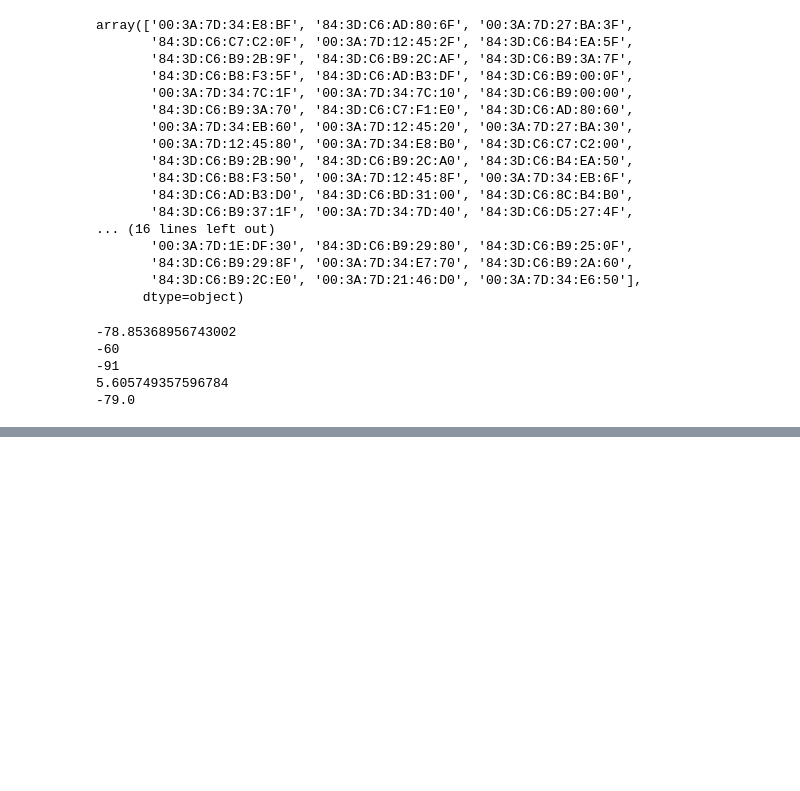
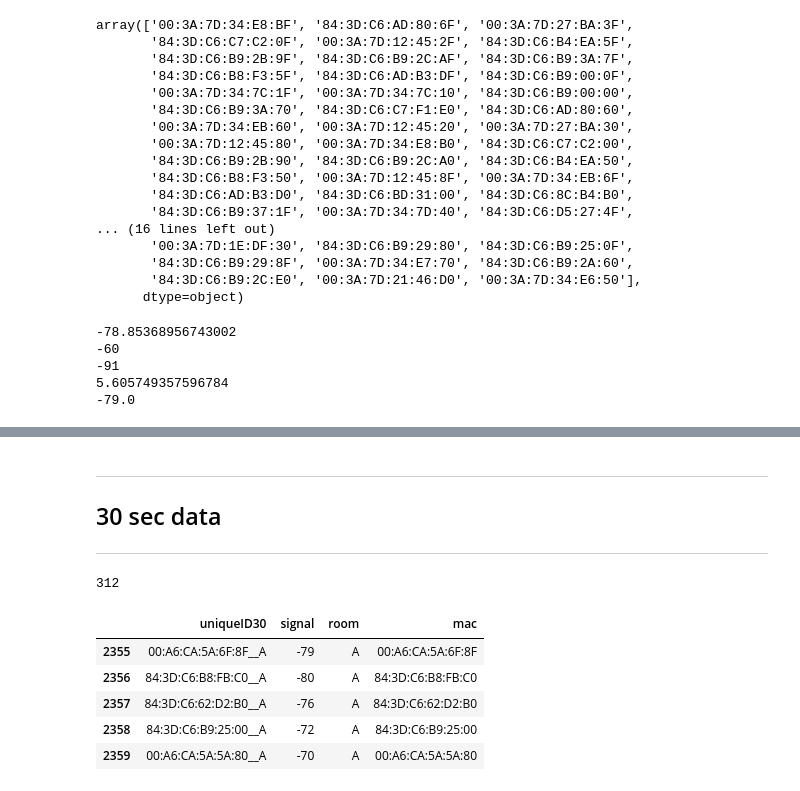
Before and after one commit to pratyush1611/geo1003_wifi_fingerprint_asg4, a Jupyter notebook: asg4.ipynb, the cells around one changed output, grey strips where cells are left out. Saved outputs shown, nothing was run; the diff lists cells and outputs as text; code cells hidden in the pictures; blank space fills up the shorter version.

```diff
--- a/asg4.ipynb
+++ b/asg4.ipynb
@@ -167,0 +192,31 @@ studydf
+# %% [markdown]
+---
+## 30 sec data
+---
+# %%
+path30 = './30_sec/'
+thirty = dfinator(path30)
+thirty = thirty[thirty['access_pt']=='eduroam'].drop(['time','vendor','access_pt','idk','idk_2','freq','station_info','specs'], axis=1)
+
+
+thirty['uniqueID30'] = thirty['macID']+'__'+ thirty['room']
+thirty.drop(['macID','room'], axis=1, inplace=True)
+thirty.set_index('uniqueID30', inplace=True)
+thirty.signal = pd.to_numeric(thirty.signal)
+print(len(thirty.index.unique()))
+
+# thirty = thirty.groupby('uniqueID30').agg(lambda x: x.mean())
+thirty.reset_index(inplace=True)
+thirty['room'] = thirty['uniqueID30'].apply(lambda x: x.split('__')[-1])
+thirty['mac'] = thirty['uniqueID30'].apply(lambda x: x.split('__')[0])
+
+thirty_room400 = thirty[thirty['room']=='A']
+thirty_room400.head()
+# %% [output]
+312
+|  | uniqueID30 | signal | room | mac |
+| 2355 | 00:A6:CA:5A:6F:8F__A | -79 | A | 00:A6:CA:5A:6F:8F |
+| 2356 | 84:3D:C6:B8:FB:C0__A | -80 | A | 84:3D:C6:B8:FB:C0 |
+| 2357 | 84:3D:C6:62:D2:B0__A | -76 | A | 84:3D:C6:62:D2:B0 |
+| 2358 | 84:3D:C6:B9:25:00__A | -72 | A | 84:3D:C6:B9:25:00 |
+| 2359 | 00:A6:CA:5A:5A:80__A | -70 | A | 00:A6:CA:5A:5A:80 |
```
Also changed, not shown: parts of 17 cells of this notebook.
